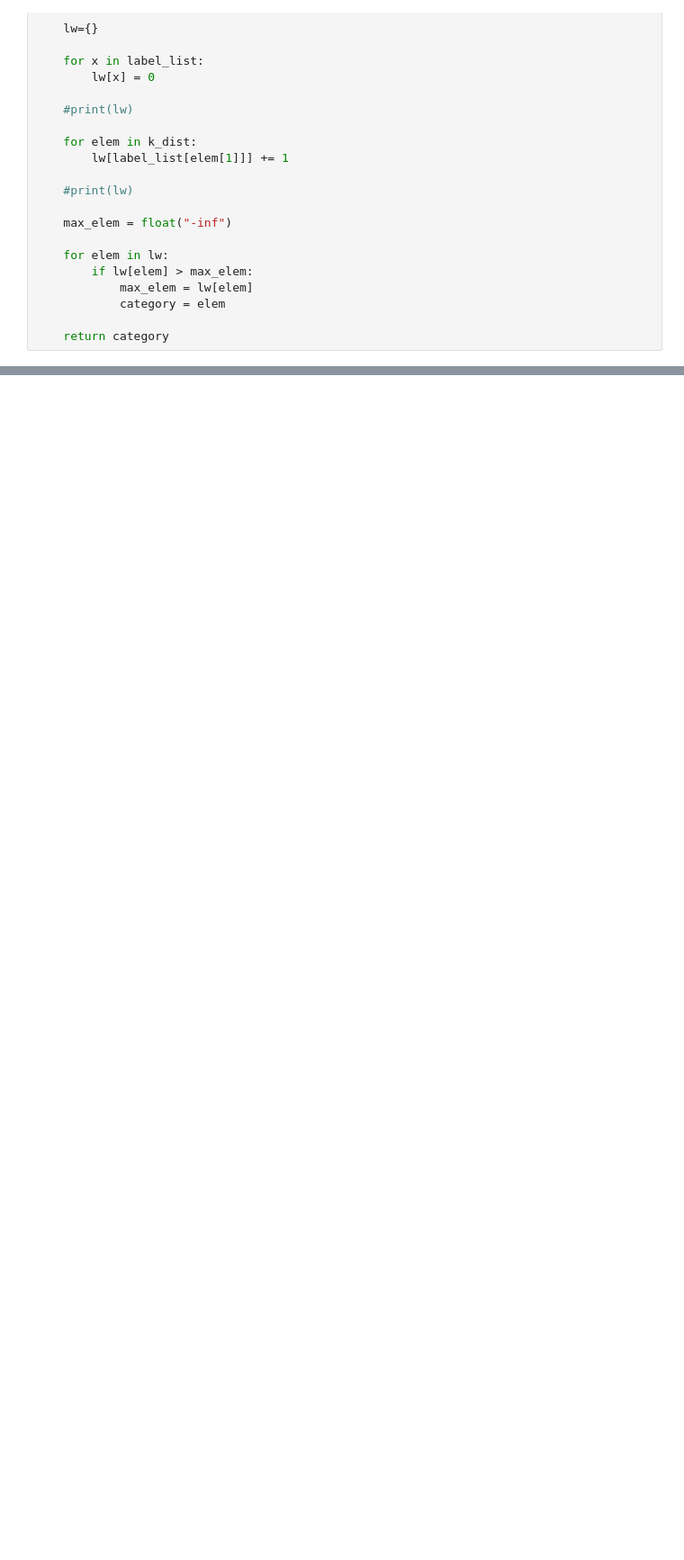
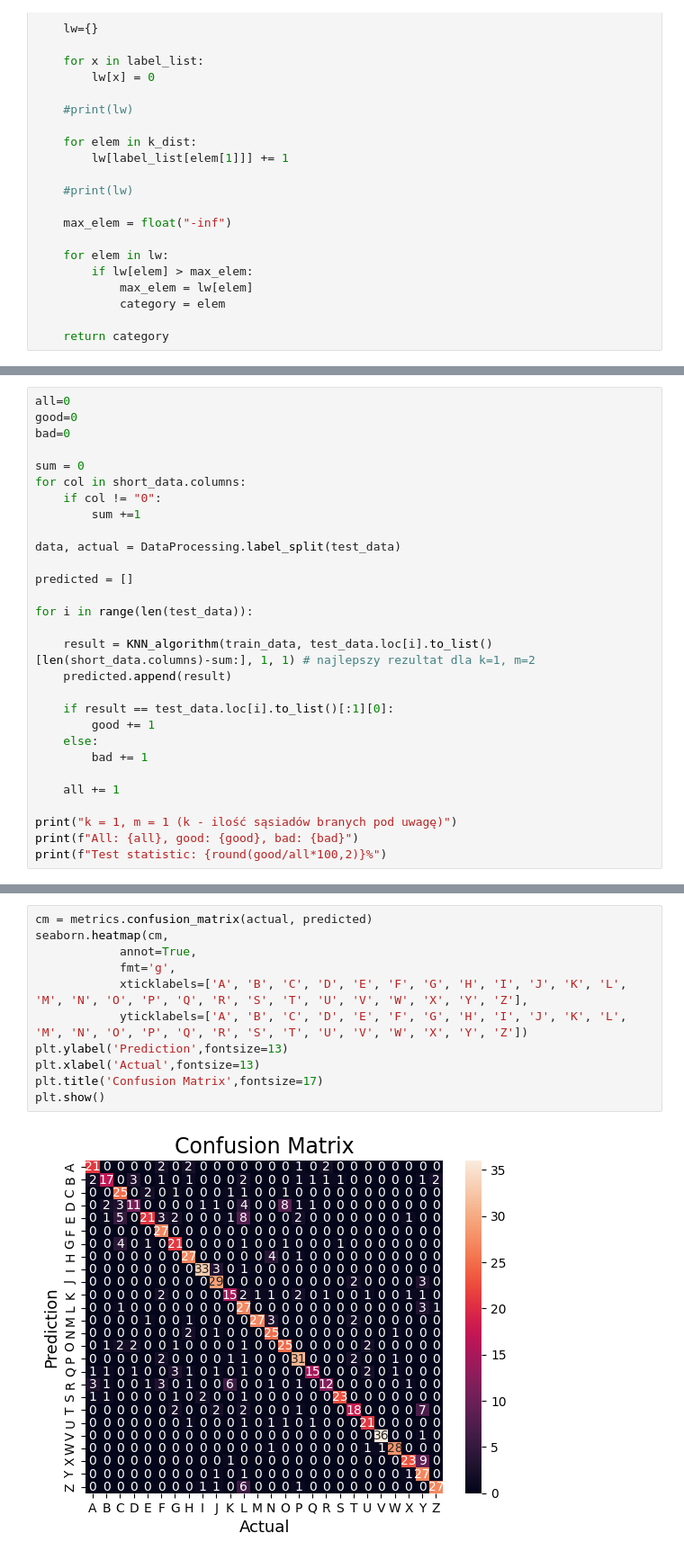
Before and after one commit to wybielak/Letter-Recognition, a Jupyter notebook: test_knn_my.ipynb, the cells around one changed output, grey strips where cells are left out. Shown: that part at 90% size. Saved outputs shown, nothing was run; the diff lists cells and outputs as text; blank space fills up the shorter version.

```diff
--- a/test_knn_my.ipynb
+++ b/test_knn_my.ipynb
@@ -168,0 +213,29 @@ plt.show()
+# %%
+all=0
+good=0
+bad=0
+
+sum = 0
+for col in short_data.columns:
+    if col != "0":
+        sum +=1
+
+data, actual = DataProcessing.label_split(test_data)
+
+predicted = []
+
+for i in range(len(test_data)):
+
+    result = KNN_algorithm(train_data, test_data.loc[i].to_list()[len(short_data.columns)-sum:], 1, 1) # najlepszy rezultat dla k=1, m=2
+    predicted.append(result)
+
+    if result == test_data.loc[i].to_list()[:1][0]:
+        good += 1
+    else:
+        bad += 1
+
+    all += 1
+
+print("k = 1, m = 1 (k - ilość sąsiadów branych pod uwagę)")
+print(f"All: {all}, good: {good}, bad: {bad}")
+print(f"Test statistic: {round(good/all*100,2)}%")
@@ -168,0 +246,13 @@ plt.show()
+# %%
+cm = metrics.confusion_matrix(actual, predicted)
+seaborn.heatmap(cm,
+            annot=True,
+            fmt='g',
+            xticklabels=['A', 'B', 'C', 'D', 'E', 'F', 'G', 'H', 'I', 'J', 'K', 'L', 'M', 'N', 'O', 'P', 'Q', 'R', 'S', 'T', 'U', 'V', 'W', 'X', 'Y', 'Z'],
+            yticklabels=['A', 'B', 'C', 'D', 'E', 'F', 'G', 'H', 'I', 'J', 'K', 'L', 'M', 'N', 'O', 'P', 'Q', 'R', 'S', 'T', 'U', 'V', 'W', 'X', 'Y', 'Z'])
+plt.ylabel('Prediction',fontsize=13)
+plt.xlabel('Actual',fontsize=13)
+plt.title('Confusion Matrix',fontsize=17)
+plt.show()
+# %% [output]
+[figure, added]
```
Also changed, not shown: parts of 7 cells of this notebook, 17 other files.
